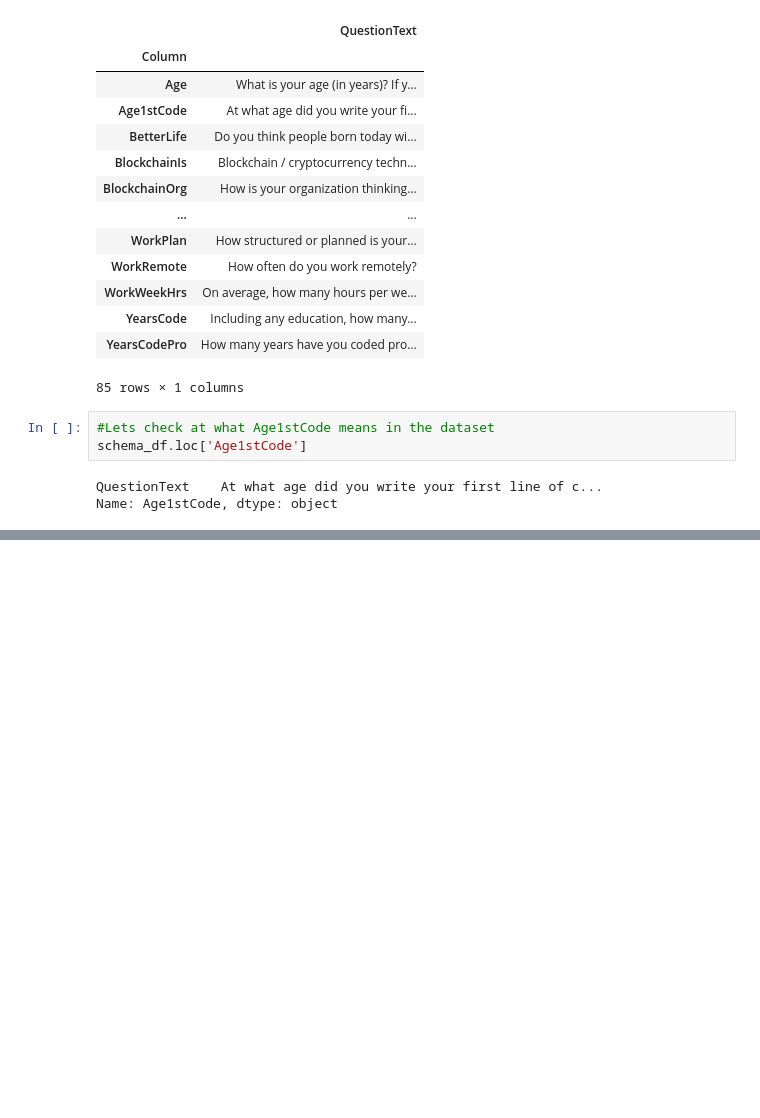
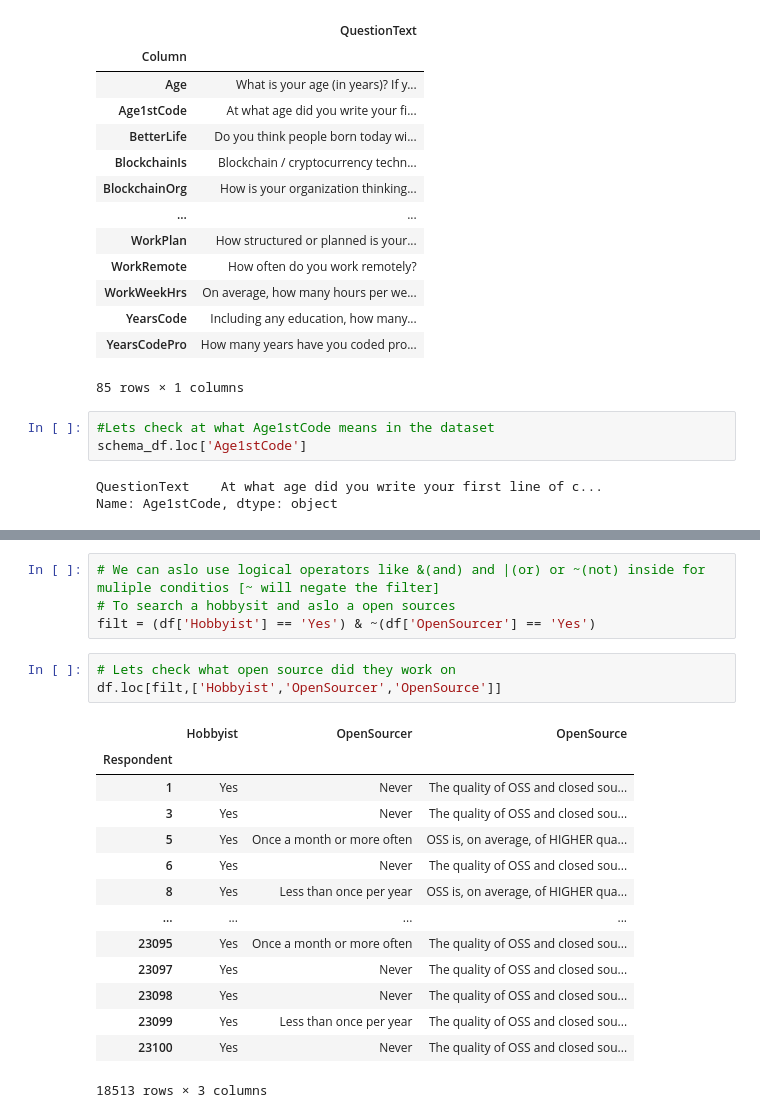
Before and after one commit to fakhiasim/100-DaysOf-DataScience, a Jupyter notebook: Pandas - Corey.ipynb, the cells around one changed output, grey strips where cells are left out. Drawn from its saved outputs; the diff is of its cells as text; blank space fills up the shorter version.

```diff
--- a/Pandas - Corey.ipynb
+++ b/Pandas - Corey.ipynb
@@ -336,0 +391,22 @@ Name: Age1stCode, dtype: object
+# %%
+# We can aslo use logical operators like &(and) and |(or) or ~(not) inside for muliple conditios [~ will negate the filter]
+# To search a hobbysit and aslo a open sources
+filt = (df['Hobbyist'] == 'Yes') & ~(df['OpenSourcer'] == 'Yes')
+# %%
+# Lets check what open source did they work on
+df.loc[filt,['Hobbyist','OpenSourcer','OpenSource']]
+# %% [output]
+|  | Hobbyist | OpenSourcer | OpenSource |
+| Respondent |  |  |  |
+| 1 | Yes | Never | The quality of OSS and closed sou... |
+| 3 | Yes | Never | The quality of OSS and closed sou... |
+| 5 | Yes | Once a month or more often | OSS is, on average, of HIGHER qua... |
+| 6 | Yes | Never | The quality of OSS and closed sou... |
+| 8 | Yes | Less than once per year | OSS is, on average, of HIGHER qua... |
+| ... | ... | ... | ... |
+| 23095 | Yes | Once a month or more often | The quality of OSS and closed sou... |
+| 23097 | Yes | Never | The quality of OSS and closed sou... |
+| 23098 | Yes | Never | The quality of OSS and closed sou... |
+| 23099 | Yes | Less than once per year | The quality of OSS and closed sou... |
+| 23100 | Yes | Never | The quality of OSS and closed sou... |
+18513 rows × 3 columns
```
Also changed, not shown: parts of 11 cells of this notebook.
